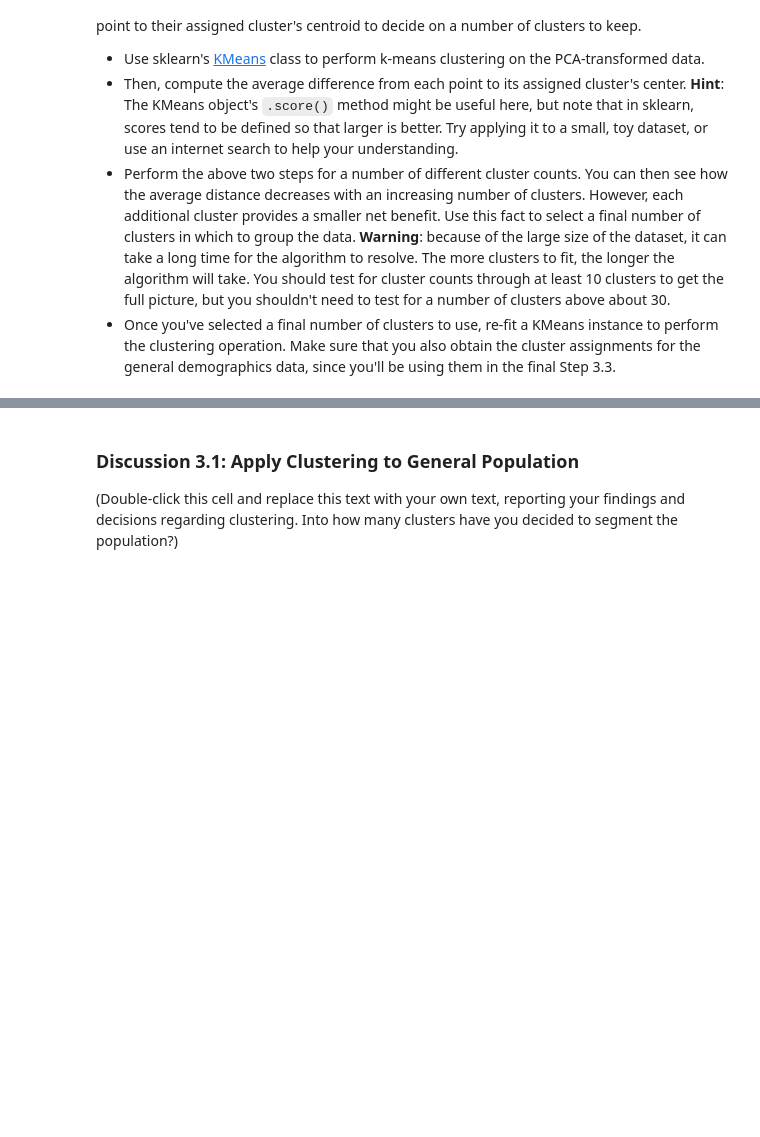
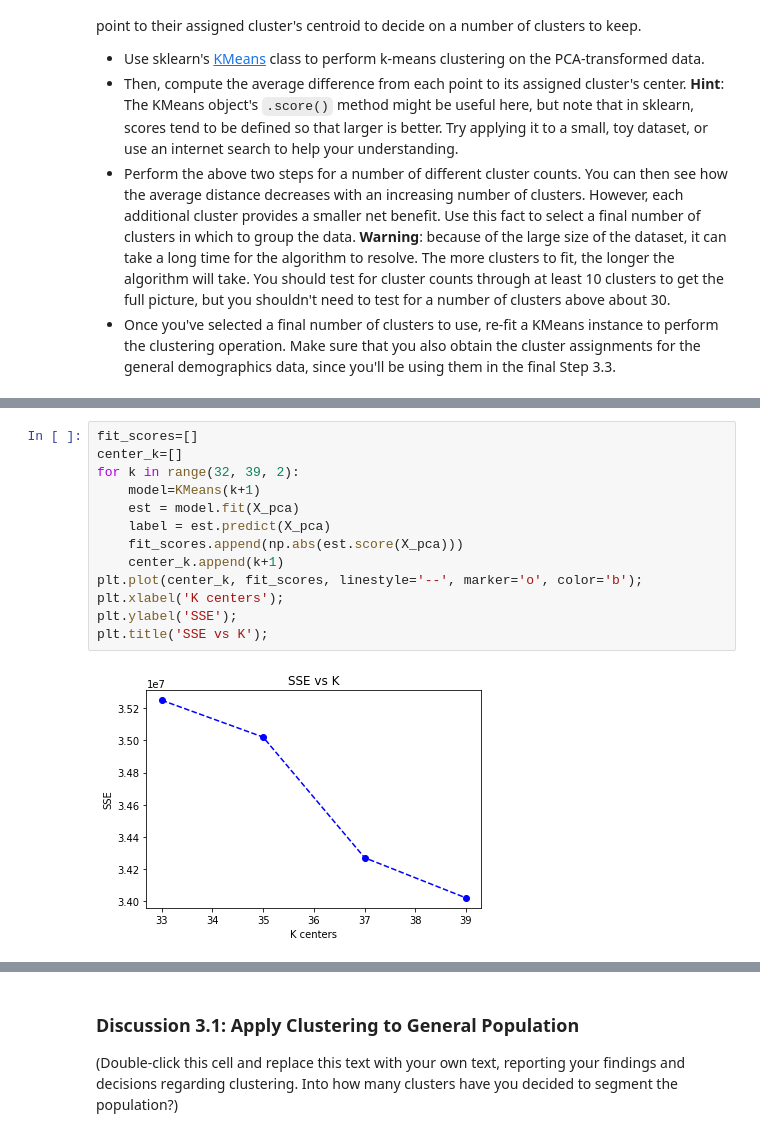
Before and after one commit to cemtekesin/Identify_Customer_Segments, a Jupyter notebook: Identify_Customer_Segments.ipynb, the cells around one changed output, grey strips where cells are left out. Saved outputs shown, nothing was run; the diff lists cells and outputs as text; blank space fills up the shorter version.

```diff
--- a/Identify_Customer_Segments.ipynb
+++ b/Identify_Customer_Segments.ipynb
@@ -1090,0 +1165,15 @@ You've assessed and cleaned the demographics data, then scaled and transformed t
+# %%
+fit_scores=[]
+center_k=[]
+for k in range(32, 39, 2):
+    model=KMeans(k+1)
+    est = model.fit(X_pca)
+    label = est.predict(X_pca)
+    fit_scores.append(np.abs(est.score(X_pca)))
+    center_k.append(k+1)
+plt.plot(center_k, fit_scores, linestyle='--', marker='o', color='b');
+plt.xlabel('K centers');
+plt.ylabel('SSE');
+plt.title('SSE vs K');
+# %% [output]
+[figure, added]
```
Also changed, not shown: parts of 26 cells of this notebook.
